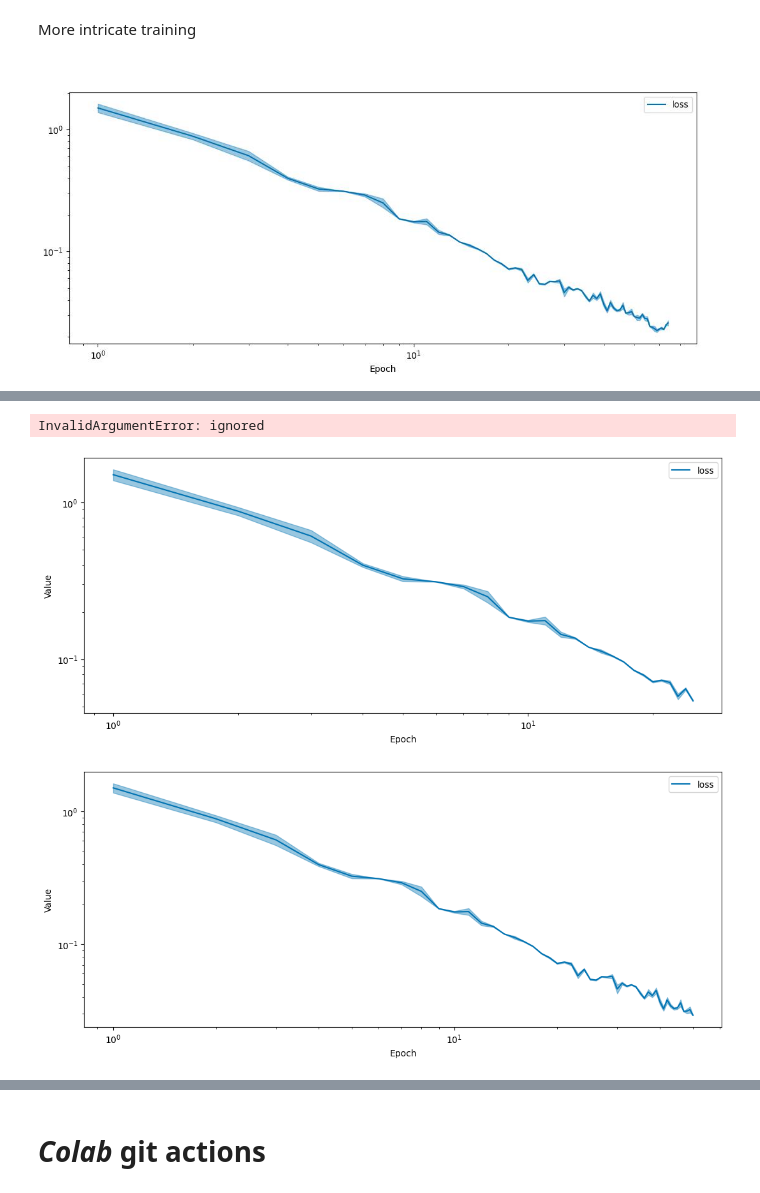
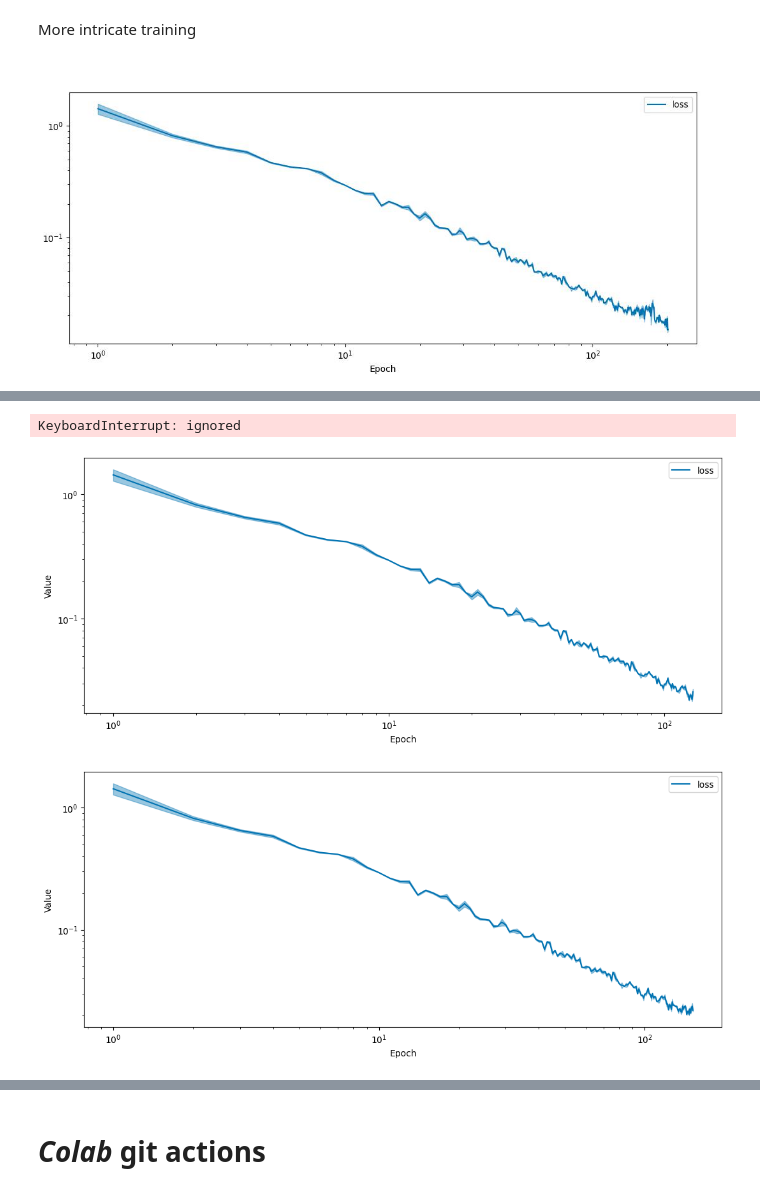
Before and after one commit to Phistian/exjobb, a Jupyter notebook: miguel/training/only_passive.ipynb, the cells around one changed output, grey strips where cells are left out. Cells and saved outputs as stored; diff of their text form; code cells hidden in the pictures.

```diff
--- a/miguel/training/only_passive.ipynb
+++ b/miguel/training/only_passive.ipynb
@@ -377,18 +359,19 @@ with generator:
 More intricate training
 # %%
 
-n_breaks = 4
-n_epochs = 100
+n_breaks = 8
+n_epochs = 200
 n_sub_epochs = int(n_epochs/n_breaks)
 validation_history = []
 histories = []
+epoch_counter = 0
 for i in range(n_breaks):
     val_err = mae(model(val_data), val_targets)
     print(f"Validation loss: {val_err} at iteration {(i+1)*n_breaks - 1}")
     validation_history.append(val_err)
     generator = shuffle_and_reset_generator(train_nodesdf)
     with generator:
         history = model.fit(generator, epochs=n_sub_epochs, callbacks=[callback])
     histories.append(history)
 # %% [output]
-[figure, old version]
+[figure, new version]
@@ -397,3 +382,3 @@ Epoch 15/25
-InvalidArgumentError: ignored
+KeyboardInterrupt: ignored
-[figure, old version]
+[figure, new version]
-[figure, old version]
+[figure, new version]
```
Also changed, not shown: parts of 19 cells of this notebook.
